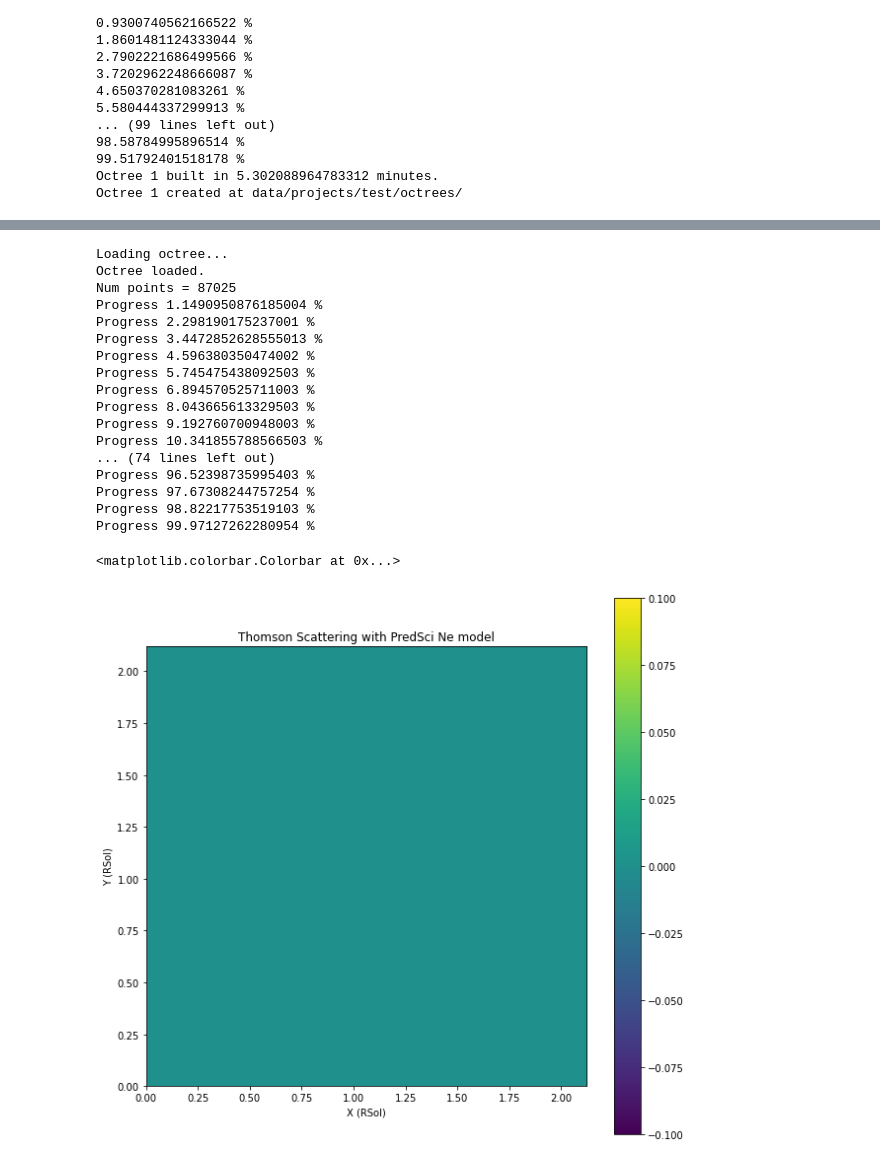
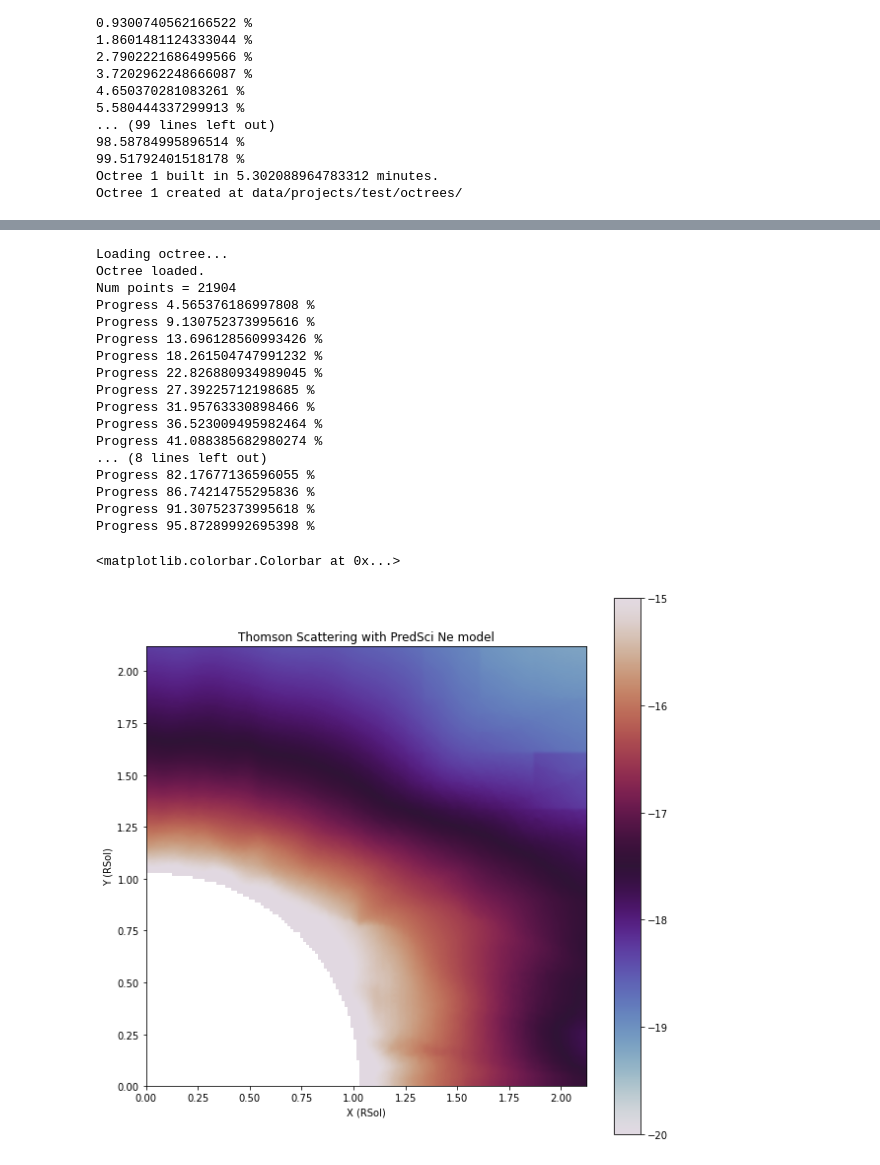
Before and after one commit to aliciavr/thomsonpy, a Jupyter notebook: src/computations/octree_solar_imager.ipynb, the cells around one changed output, grey strips where cells are left out. Saved outputs shown, nothing was run; the diff lists cells and outputs as text; code cells hidden in the pictures.

```diff
--- a/src/computations/octree_solar_imager.ipynb
+++ b/src/computations/octree_solar_imager.ipynb
@@ -158,54 +158,61 @@ for y in range(sip.IMAGE_NUM_POINTS):
         if count % 1000 == 0:
             print("Progress", count / num_points * 100,"%")
 
-fmt.dump(f"../../{paths.MODELS_PATH}predsci_test_ne_12steps.np", model)
+fmt.dump(f"../../{paths.MODELS_PATH}predsci_test_30x30_8steps.np", model)
 # %% [output]
 Loading octree...
 Octree loaded.
-Num points = 87025
-Progress 1.1490950876185004 %
-Progress 2.298190175237001 %
-Progress 3.4472852628555013 %
-Progress 4.596380350474002 %
-Progress 5.745475438092503 %
-Progress 6.894570525711003 %
-Progress 8.043665613329503 %
-Progress 9.192760700948003 %
-Progress 10.341855788566503 %
-... (74 lines left out)
-Progress 96.52398735995403 %
-Progress 97.67308244757254 %
-Progress 98.82217753519103 %
-Progress 99.97127262280954 %
+Num points = 21904
+Progress 4.565376186997808 %
+Progress 9.130752373995616 %
+Progress 13.696128560993426 %
+Progress 18.261504747991232 %
+Progress 22.826880934989045 %
+Progress 27.39225712198685 %
+Progress 31.95763330898466 %
+Progress 36.523009495982464 %
+Progress 41.088385682980274 %
+... (8 lines left out)
+Progress 82.17677136596055 %
+Progress 86.74214755295836 %
+Progress 91.30752373995618 %
+Progress 95.87289992695398 %
 # %%
 """
 Visualization of the ThomsonScattering.
 """
 """
 cmap
 ['rainbow', 'nipy_spectral', 'gist_ncar', 'viridis', 'twilight', 'twilight_shifted']
 """
 
 """
 interpolation
 'none', 'antialiased', 'nearest', 'bilinear',
 'bicubic', 'spline16', 'spline36', 'hanning',
 'hamming', 'hermite', 'kaiser', 'quadric',
 'catrom', 'gaussian', 'bessel', 'mitchell',
 'sinc', 'lanczos', 'blackman'
 
 """
 
 """
 interpolation_stage{'data', 'rgba'}, default: 'data'
 """
+
 import matplotlib.pyplot as plt
 plt.figure(figsize=(10, 10))
 plt.title("Thomson Scattering with PredSci Ne model")
 plt.ylabel("Y (RSol)")
 plt.xlabel("X (RSol)")
-plt.imshow(model, cmap = 'viridis', interpolation = 'none', extent=[sip.MIN_COORD * units.METERS_TO_RSOL, sip.MAX_COORD * units.METERS_TO_RSOL, sip.MIN_COORD * units.METERS_TO_RSOL, sip.MAX_COORD * units.METERS_TO_RSOL])
+plt.imshow(np.log(model) / np.log(11),
+           cmap = 'twilight',
+           interpolation = 'gaussian',
+           interpolation_stage = 'data',
+           vmin = -20,
+           vmax = -15,
+           extent=[sip.MIN_COORD * units.METERS_TO_RSOL, sip.MAX_COORD * units.METERS_TO_RSOL, sip.MIN_COORD * units.METERS_TO_RSOL, sip.MAX_COORD * units.METERS_TO_RSOL])
 plt.colorbar()
 # %% [output]
 <matplotlib.colorbar.Colorbar at 0x...>
-[figure, old version]
+[figure, new version]
```
Also changed, not shown: parts of 1 cell of this notebook, 1 other file.
